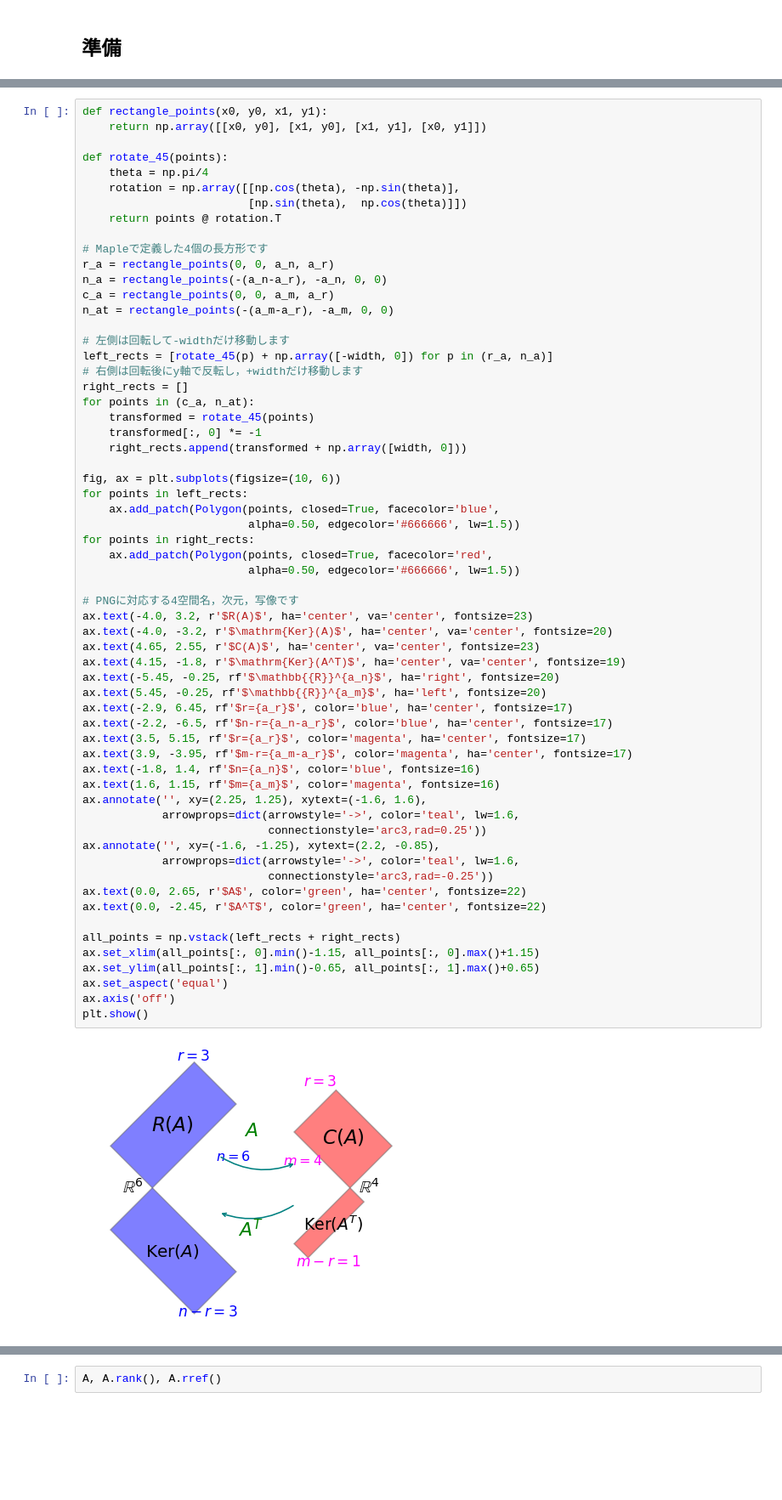
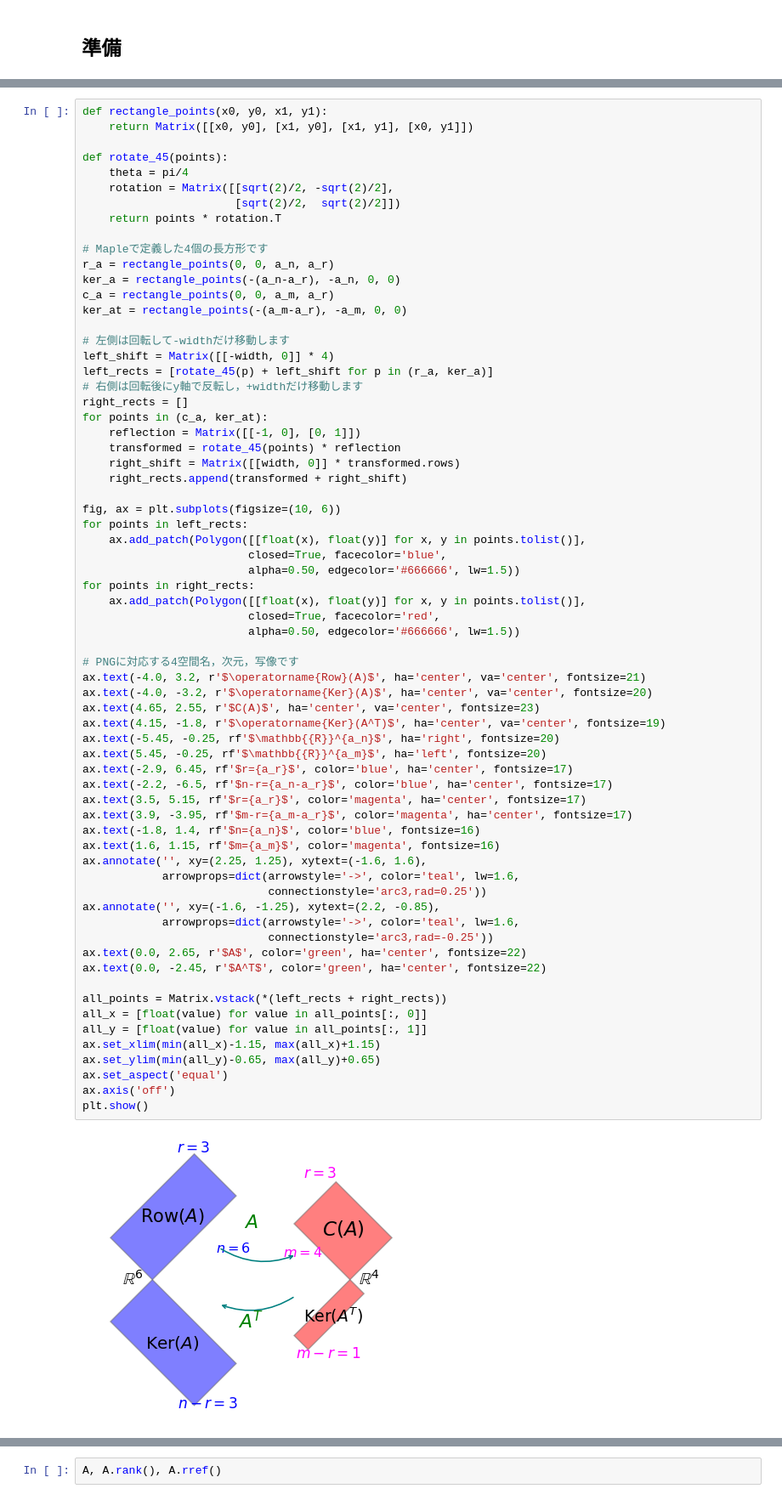
Before and after one commit to daddygongon/symbolic_math_public, a Jupyter notebook: d5_la_basic/four_spaces_qr.ipynb, the cells around one changed output, grey strips where cells are left out. Shown at 85% size. Drawn from its saved outputs; the diff is of its cells as text; blank space fills up the shorter version.

```diff
--- a/d5_la_basic/four_spaces_qr.ipynb
+++ b/d5_la_basic/four_spaces_qr.ipynb
@@ -320,66 +349,72 @@ plt.show()
 # %%
 def rectangle_points(x0, y0, x1, y1):
-    return np.array([[x0, y0], [x1, y0], [x1, y1], [x0, y1]])
+    return Matrix([[x0, y0], [x1, y0], [x1, y1], [x0, y1]])
 
 def rotate_45(points):
-    theta = np.pi/4
-    rotation = np.array([[np.cos(theta), -np.sin(theta)],
-                         [np.sin(theta),  np.cos(theta)]])
-    return points @ rotation.T
+    theta = pi/4
+    rotation = Matrix([[sqrt(2)/2, -sqrt(2)/2],
+                       [sqrt(2)/2,  sqrt(2)/2]])
+    return points * rotation.T
 
 # Mapleで定義した4個の長方形です
 r_a = rectangle_points(0, 0, a_n, a_r)
-n_a = rectangle_points(-(a_n-a_r), -a_n, 0, 0)
+ker_a = rectangle_points(-(a_n-a_r), -a_n, 0, 0)
 c_a = rectangle_points(0, 0, a_m, a_r)
-n_at = rectangle_points(-(a_m-a_r), -a_m, 0, 0)
+ker_at = rectangle_points(-(a_m-a_r), -a_m, 0, 0)
 
 # 左側は回転して-widthだけ移動します
-left_rects = [rotate_45(p) + np.array([-width, 0]) for p in (r_a, n_a)]
+left_shift = Matrix([[-width, 0]] * 4)
+left_rects = [rotate_45(p) + left_shift for p in (r_a, ker_a)]
 # 右側は回転後にy軸で反転し，+widthだけ移動します
 right_rects = []
-for points in (c_a, n_at):
-    transformed = rotate_45(points)
-    transformed[:, 0] *= -1
-    right_rects.append(transformed + np.array([width, 0]))
+for points in (c_a, ker_at):
+    reflection = Matrix([[-1, 0], [0, 1]])
+    transformed = rotate_45(points) * reflection
+    right_shift = Matrix([[width, 0]] * transformed.rows)
+    right_rects.append(transformed + right_shift)
 
 fig, ax = plt.subplots(figsize=(10, 6))
 for points in left_rects:
-    ax.add_patch(Polygon(points, closed=True, facecolor='blue',
+    ax.add_patch(Polygon([[float(x), float(y)] for x, y in points.tolist()],
+                         closed=True, facecolor='blue',
                          alpha=0.50, edgecolor='#666666', lw=1.5))
 for points in right_rects:
-    ax.add_patch(Polygon(points, closed=True, facecolor='red',
+    ax.add_patch(Polygon([[float(x), float(y)] for x, y in points.tolist()],
+                         closed=True, facecolor='red',
                          alpha=0.50, edgecolor='#666666', lw=1.5))
 
 # PNGに対応する4空間名，次元，写像です
-ax.text(-4.0, 3.2, r'$R(A)$', ha='center', va='center', fontsize=23)
-ax.text(-4.0, -3.2, r'$\mathrm{Ker}(A)$', ha='center', va='center', fontsize=20)
+ax.text(-4.0, 3.2, r'$\operatorname{Row}(A)$', ha='center', va='center', fontsize=21)
+ax.text(-4.0, -3.2, r'$\operatorname{Ker}(A)$', ha='center', va='center', fontsize=20)
 ax.text(4.65, 2.55, r'$C(A)$', ha='center', va='center', fontsize=23)
-ax.text(4.15, -1.8, r'$\mathrm{Ker}(A^T)$', ha='center', va='center', fontsize=19)
+ax.text(4.15, -1.8, r'$\operatorname{Ker}(A^T)$', ha='center', va='center', fontsize=19)
 ax.text(-5.45, -0.25, rf'$\mathbb{{R}}^{a_n}$', ha='right', fontsize=20)
 ax.text(5.45, -0.25, rf'$\mathbb{{R}}^{a_m}$', ha='left', fontsize=20)
 ax.text(-2.9, 6.45, rf'$r={a_r}$', color='blue', ha='center', fontsize=17)
 ax.text(-2.2, -6.5, rf'$n-r={a_n-a_r}$', color='blue', ha='center', fontsize=17)
 ax.text(3.5, 5.15, rf'$r={a_r}$', color='magenta', ha='center', fontsize=17)
 ax.text(3.9, -3.95, rf'$m-r={a_m-a_r}$', color='magenta', ha='center', fontsize=17)
 ax.text(-1.8, 1.4, rf'$n={a_n}$', color='blue', fontsize=16)
 ax.text(1.6, 1.15, rf'$m={a_m}$', color='magenta', fontsize=16)
 ax.annotate('', xy=(2.25, 1.25), xytext=(-1.6, 1.6),
             arrowprops=dict(arrowstyle='->', color='teal', lw=1.6,
                             connectionstyle='arc3,rad=0.25'))
 ax.annotate('', xy=(-1.6, -1.25), xytext=(2.2, -0.85),
             arrowprops=dict(arrowstyle='->', color='teal', lw=1.6,
                             connectionstyle='arc3,rad=-0.25'))
 ax.text(0.0, 2.65, r'$A$', color='green', ha='center', fontsize=22)
 ax.text(0.0, -2.45, r'$A^T$', color='green', ha='center', fontsize=22)
 
-all_points = np.vstack(left_rects + right_rects)
-ax.set_xlim(all_points[:, 0].min()-1.15, all_points[:, 0].max()+1.15)
-ax.set_ylim(all_points[:, 1].min()-0.65, all_points[:, 1].max()+0.65)
+all_points = Matrix.vstack(*(left_rects + right_rects))
+all_x = [float(value) for value in all_points[:, 0]]
+all_y = [float(value) for value in all_points[:, 1]]
+ax.set_xlim(min(all_x)-1.15, max(all_x)+1.15)
+ax.set_ylim(min(all_y)-0.65, max(all_y)+0.65)
 ax.set_aspect('equal')
 ax.axis('off')
 plt.show()
 # %% [output]
-[figure, old version]
+[figure, new version]
 # %% [markdown]
 ## SymPyで基本4空間を求める
 
```
Also changed, not shown: parts of 31 cells of this notebook, 3 other files.
